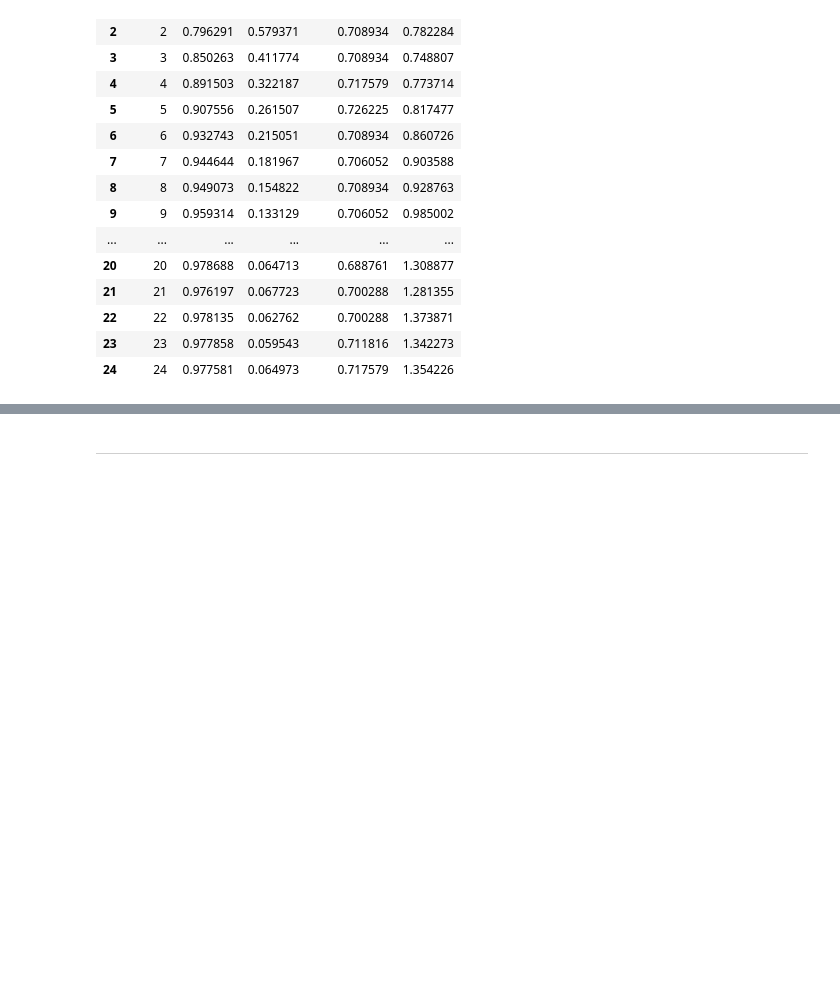
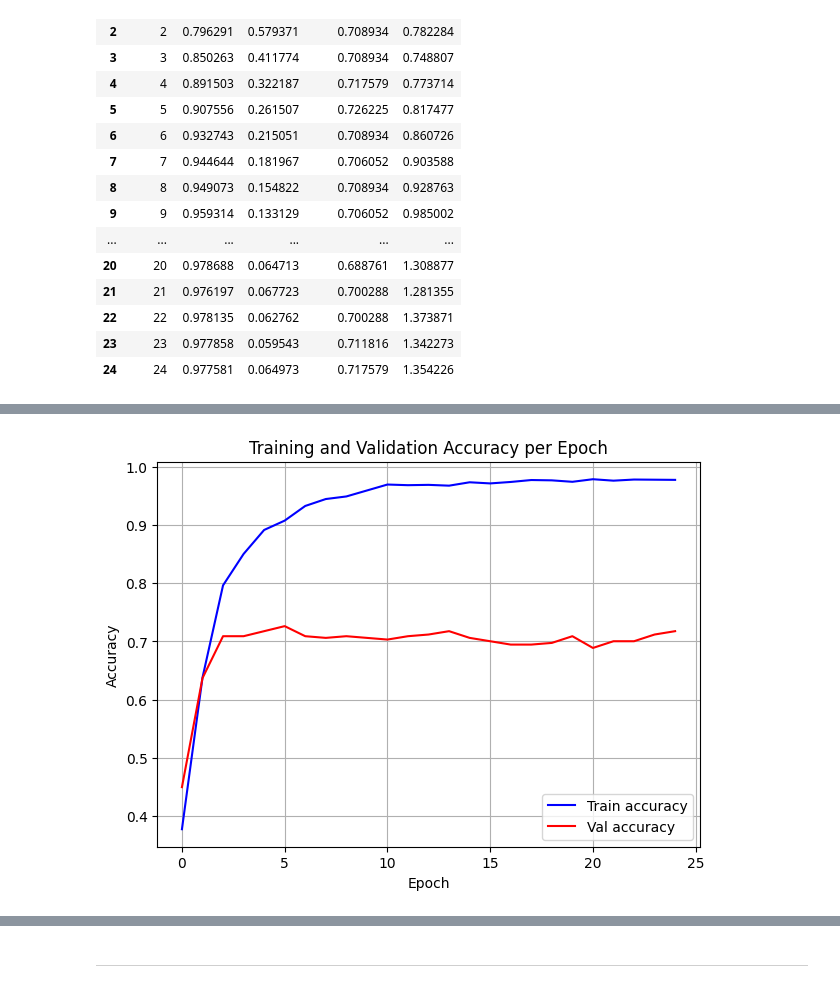
Before and after one commit to Thewo-6/DM2025-Lab2-Exercise, a Jupyter notebook: DM2025-Lab2-Master-Phase_1.ipynb, the cells around one changed output, grey strips where cells are left out. Cells and saved outputs as stored; diff of their text form; code cells hidden in the pictures; blank space fills up the shorter version.

```diff
--- a/DM2025-Lab2-Master-Phase_1.ipynb
+++ b/DM2025-Lab2-Master-Phase_1.ipynb
@@ -844,0 +843,14 @@ Plot the Training and Validation Accuracy and Loss (different plots), just like
+# %%
+# Answer here
+# Plot accuracy
+plt.figure(figsize=(7, 5))
+plt.plot(training_log['epoch'], training_log['accuracy'], label='Train accuracy', color='blue')
+plt.plot(training_log['epoch'], training_log['val_accuracy'], label='Val accuracy', color='red')
+plt.title('Training and Validation Accuracy per Epoch')
+plt.xlabel('Epoch')
+plt.ylabel('Accuracy')
+plt.legend()
+plt.grid(True)
+plt.show()
+# %% [output]
+[figure, added]
```
Also changed, not shown: parts of 11 cells of this notebook.
